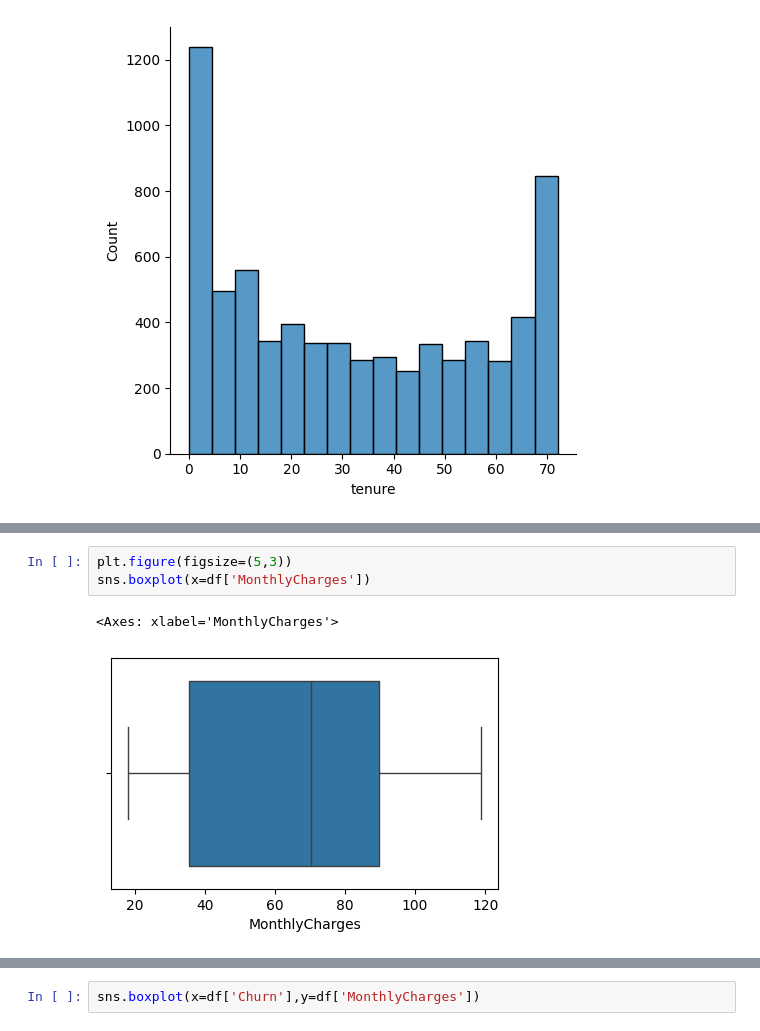
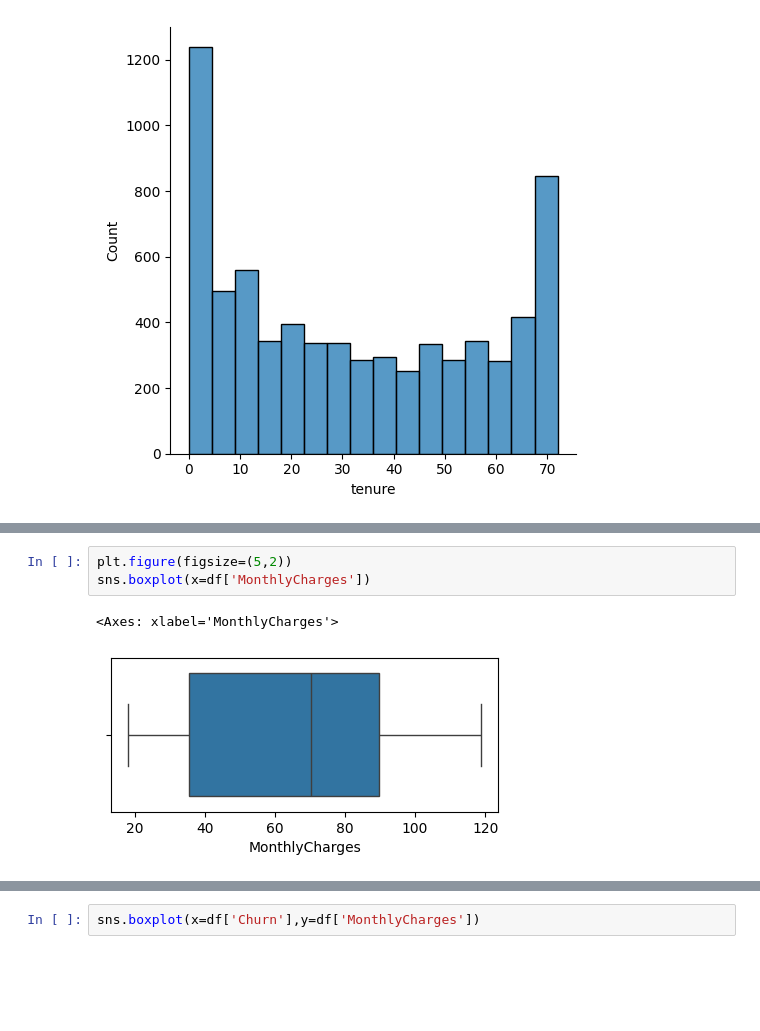
Before and after one commit to neelakandanoj/100DaysofCode, a Jupyter notebook: Pandas/Day2.ipynb, the cells around one changed output, grey strips where cells are left out. Saved outputs shown, nothing was run; the diff lists cells and outputs as text; blank space fills up the shorter version.

```diff
--- a/Pandas/Day2.ipynb
+++ b/Pandas/Day2.ipynb
@@ -300,6 +313,6 @@ sns.boxplot(x=df['tenure'])
 # %%
-plt.figure(figsize=(5,3))
+plt.figure(figsize=(5,2))
 sns.boxplot(x=df['MonthlyCharges'])
 # %% [output]
 <Axes: xlabel='MonthlyCharges'>
-[figure, old version]
+[figure, new version]
```
Also changed, not shown: parts of 16 cells of this notebook.
